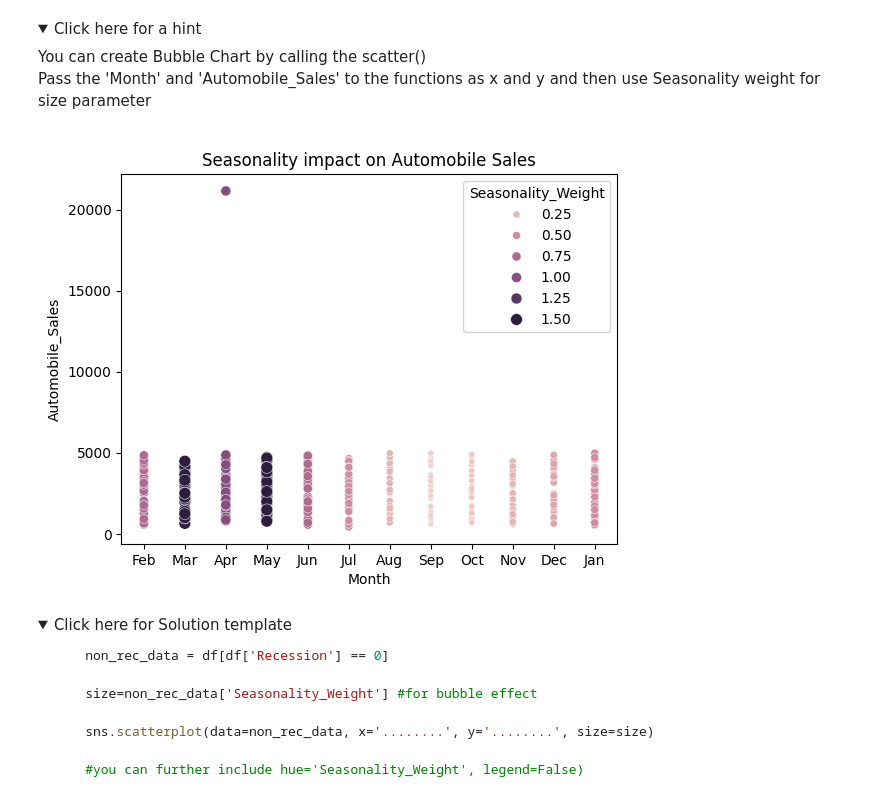
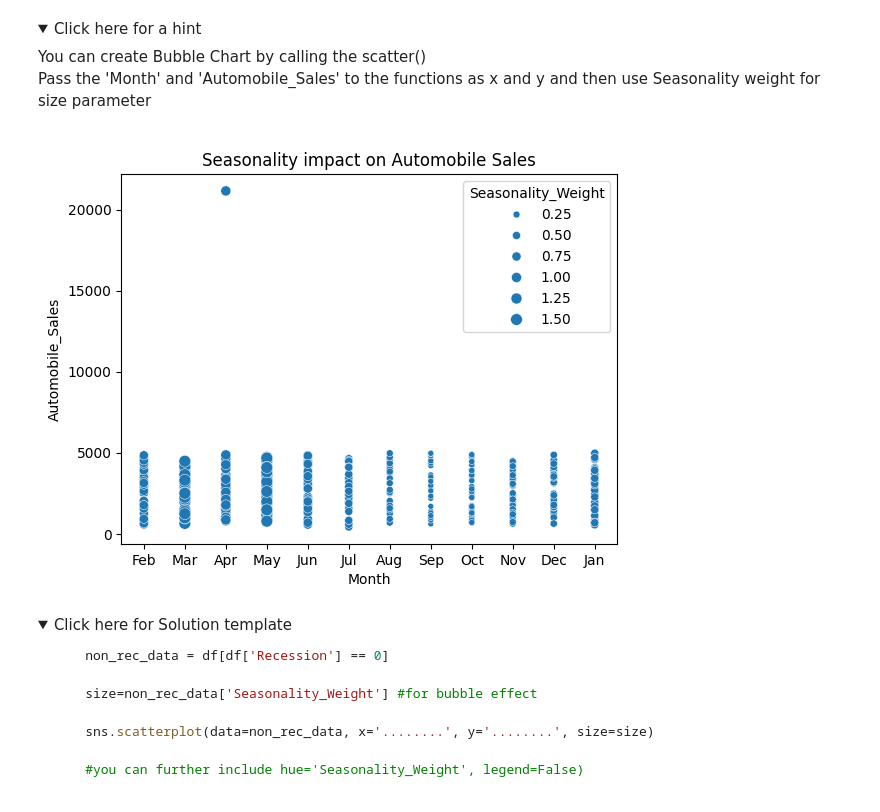
Before and after one commit to tranttha/IBM-DS-Course, a Jupyter notebook: Course 8 Data visulization with python/Module 5 Final Project /5.2 Final Project /Exercise-Final-Assignment-Part-1-20230614-1686700800.jupyterlite.ipynb, the cells around one changed output. Cells and saved outputs as stored; diff of their text form; code cells hidden in the pictures; folded sections open.

```diff
--- a/Course 8 Data visulization with python/Module 5 Final Project /5.2 Final Project /Exercise-Final-Assignment-Part-1-20230614-1686700800.jupyterlite.ipynb
+++ b/Course 8 Data visulization with python/Module 5 Final Project /5.2 Final Project /Exercise-Final-Assignment-Part-1-20230614-1686700800.jupyterlite.ipynb
@@ -517,17 +517,17 @@ Title this plot as 'Seasonality impact on Automobile Sales'
 # %%
 size=non_rec_data['Seasonality_Weight'] #for bubble effect
 
-sns.scatterplot(data=non_rec_data, x='Month', y= 'Automobile_Sales', hue ='Seasonality_Weight', size=size)
+sns.scatterplot(data=non_rec_data, x='Month', y= 'Automobile_Sales', size=size)
 
 #you can further include hue='Seasonality_Weight', legend=False)
 
 plt.xlabel('Month')
 plt.ylabel('Automobile_Sales')
 plt.title('Seasonality impact on Automobile Sales')
 
 plt.show()
 # %% [output]
-[figure, old version]
+[figure, new version]
 # %% [markdown]
 <details>
 <summary>Click here for Solution template</summary>
```
Also changed, not shown: parts of 4 cells of this notebook, 1 other file.
